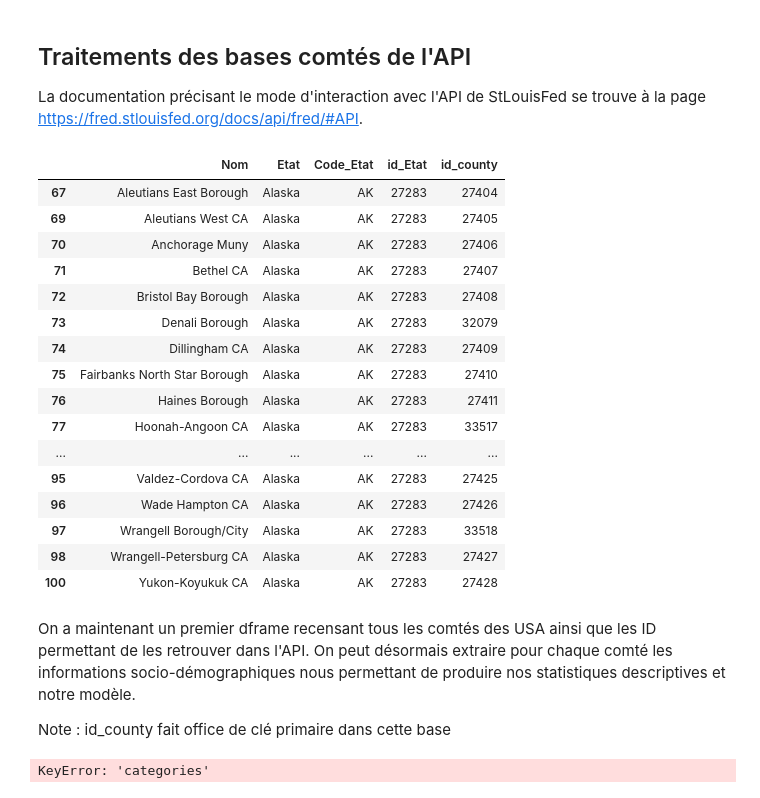
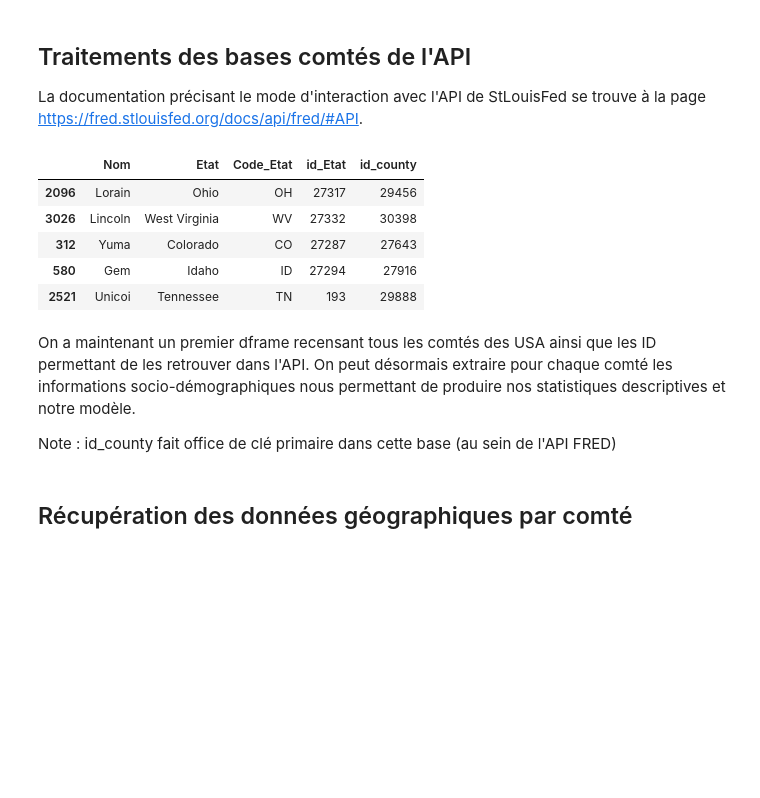
Before and after one commit to eleroux46/gun_violence, a Jupyter notebook: traitements_donnes.ipynb, the cells around one changed output. Drawn from its saved outputs; the diff is of its cells as text; code cells hidden in the pictures; blank space fills up the shorter version.

Commit message:
intégration finale données géographiques

```diff
--- a/traitements_donnes.ipynb
+++ b/traitements_donnes.ipynb
@@ -115,12 +120,17 @@ for state in us_data:
             dict_county = dict()
             id_county = county['id']
 
-            if county['name'].count(',') == 1:
-                county_name,  state_code = county['name'].split(',')
-                state_code = state_code.lstrip()
-            else:
-                county_name = county['name']
-                state_code = np.nan
+            parts = county['name'].split(', ')
+            county_name, state_code = parts[0], parts[-1]
+
+            if '+' in county_name:
+                county_name, county_bis = county_name.split(' + ')
+                dict_county['Nom'] = simplify_name(county_bis)
+                dict_county['Etat'] = state_name
+                dict_county['Code_Etat'] = state_code
+                dict_county['id_Etat'] = id_state
+                dict_county['id_county'] = id_county
+                database.append(dict_county)
 
             #Update the dict to include basic values on each county
             dict_county['Nom'] = simplify_name(county_name)
@@ -131,23 +141,12 @@ for state in us_data:
             database.append(dict_county)
 
 counties_db = pd.DataFrame(database)
-# %%
-counties_db.loc[counties_db['Code_Etat'] == 'AK']
-# %% [output]
-|  | Nom | Etat | Code_Etat | id_Etat | id_county |
-| 67 | Aleutians East Borough | Alaska | AK | 27283 | 27404 |
-| 69 | Aleutians West CA | Alaska | AK | 27283 | 27405 |
-| 70 | Anchorage Muny | Alaska | AK | 27283 | 27406 |
-| 71 | Bethel CA | Alaska | AK | 27283 | 27407 |
-| 72 | Bristol Bay Borough | Alaska | AK | 27283 | 27408 |
-| 73 | Denali Borough | Alaska | AK | 27283 | 32079 |
-| 74 | Dillingham CA | Alaska | AK | 27283 | 27409 |
-| 75 | Fairbanks North Star Borough | Alaska | AK | 27283 | 27410 |
-| 76 | Haines Borough | Alaska | AK | 27283 | 27411 |
-| 77 | Hoonah-Angoon CA | Alaska | AK | 27283 | 33517 |
-| ... | ... | ... | ... | ... | ... |
-| 95 | Valdez-Cordova CA | Alaska | AK | 27283 | 27425 |
-| 96 | Wade Hampton CA | Alaska | AK | 27283 | 27426 |
-| 97 | Wrangell Borough/City | Alaska | AK | 27283 | 33518 |
-| 98 | Wrangell-Petersburg CA | Alaska | AK | 27283 | 27427 |
-| 100 | Yukon-Koyukuk CA | Alaska | AK | 27283 | 27428 |
+# %%
+counties_db.sample(5)
+# %% [output]
+|  | Nom | Etat | Code_Etat | id_Etat | id_county |
+| 2096 | Lorain | Ohio | OH | 27317 | 29456 |
+| 3026 | Lincoln | West Virginia | WV | 27332 | 30398 |
+| 312 | Yuma | Colorado | CO | 27287 | 27643 |
+| 580 | Gem | Idaho | ID | 27294 | 27916 |
+| 2521 | Unicoi | Tennessee | TN | 193 | 29888 |
@@ -154,18 +174,12 @@ counties_db.loc[counties_db['Code_Etat'] == 'AK']
 # %% [markdown]
 On a maintenant un premier dframe recensant tous les comtés des USA ainsi que les ID permettant de les retrouver dans l'API. On peut désormais extraire pour chaque comté les informations socio-démographiques nous permettant de produire nos statistiques descriptives et notre modèle.
 
-Note : id_county fait office de clé primaire dans cette base
+Note : id_county fait office de clé primaire dans cette base (au sein de l'API FRED)
 # %%
 counties_db.to_csv("data/counties_db.csv", index=False)
+# %% [markdown]
+## Récupération des données géographiques par comté
 # %%
 #On change l'URL pour pouvoir récupérer des données géographiques sur tous les comtés (ainsi que le fips, le nom simplifié)
 #L'enjeu ici est d'associer les données aux comtés correspondants : les codes id de l'API n'ont pas de correspondance avec les donneés géographiques à part le nom
 url = "https://api.stlouisfed.org/geofred/shapes/file?shape=county"
-# %%
-for id_county in counties_db['id_county']:
-    geom_data_county = request_db(id_county)['features'][0]
-
-    simple_name = geom_data_county['properties']['name']
-    fips = geom_data_county['properties']['fips']
-# %% [output]
-KeyError: 'categories'
```
Also changed, not shown: parts of 8 cells of this notebook.
